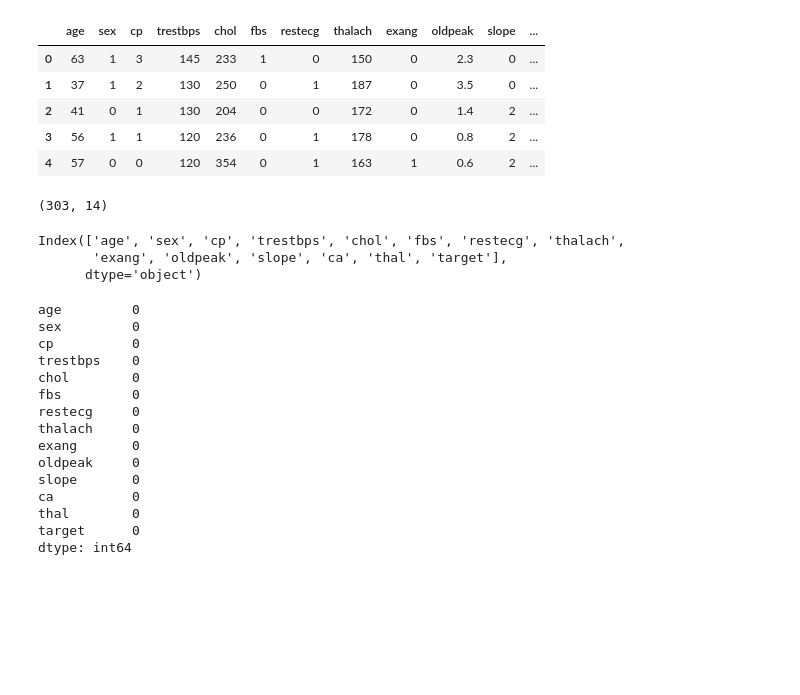
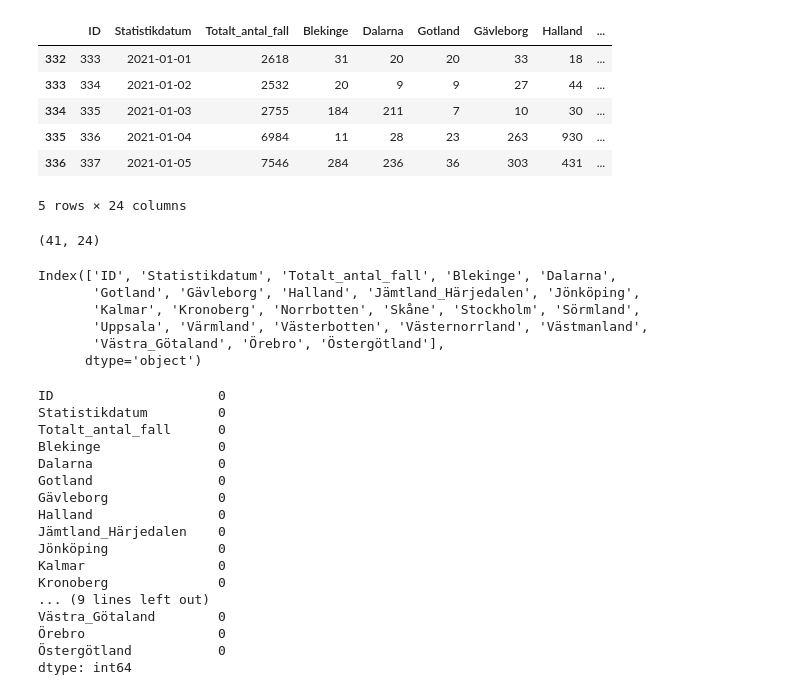
Before and after one commit to KhalidHandouleh/Projekt-Arbete, a Jupyter notebook: Corona_Fal.ipynb, the cells around one changed output. Drawn from its saved outputs; the diff is of its cells as text; code cells hidden in the pictures; blank space fills up the shorter version.

```diff
--- a/Corona_Fal.ipynb
+++ b/Corona_Fal.ipynb
@@ -9,42 +10,49 @@ from collections import OrderedDict # dict subclass that remembers the order ent
 #%matplotlib inline
 # %%
 # Importing the dataset
-df = pd.read_csv('./Folkhalsomyndigheten_Covid19.xlsx')
+df = pd.read_excel('./Folkhalsomyndigheten_Covid19.xlsx')
+df = df[(df['ID'] > 332)]
 df.head()
 # %% [output]
-|  | age | sex | cp | trestbps | chol | fbs | restecg | thalach | exang | oldpeak | slope | ... |
-| 0 | 63 | 1 | 3 | 145 | 233 | 1 | 0 | 150 | 0 | 2.3 | 0 | ... |
-| 1 | 37 | 1 | 2 | 130 | 250 | 0 | 1 | 187 | 0 | 3.5 | 0 | ... |
-| 2 | 41 | 0 | 1 | 130 | 204 | 0 | 0 | 172 | 0 | 1.4 | 2 | ... |
-| 3 | 56 | 1 | 1 | 120 | 236 | 0 | 1 | 178 | 0 | 0.8 | 2 | ... |
-| 4 | 57 | 0 | 0 | 120 | 354 | 0 | 1 | 163 | 1 | 0.6 | 2 | ... |
+|  | ID | Statistikdatum | Totalt_antal_fall | Blekinge | Dalarna | Gotland | Gävleborg | Halland | ... |
+| 332 | 333 | 2021-01-01 | 2618 | 31 | 20 | 20 | 33 | 18 | ... |
+| 333 | 334 | 2021-01-02 | 2532 | 20 | 9 | 9 | 27 | 44 | ... |
+| 334 | 335 | 2021-01-03 | 2755 | 184 | 211 | 7 | 10 | 30 | ... |
+| 335 | 336 | 2021-01-04 | 6984 | 11 | 28 | 23 | 263 | 930 | ... |
+| 336 | 337 | 2021-01-05 | 7546 | 284 | 236 | 36 | 303 | 431 | ... |
+5 rows × 24 columns
 # %%
 df.shape
 # %% [output]
-(303, 14)
+(41, 24)
 # %%
 df.columns
 # %% [output]
-Index(['age', 'sex', 'cp', 'trestbps', 'chol', 'fbs', 'restecg', 'thalach',
-       'exang', 'oldpeak', 'slope', 'ca', 'thal', 'target'],
+Index(['ID', 'Statistikdatum', 'Totalt_antal_fall', 'Blekinge', 'Dalarna',
+       'Gotland', 'Gävleborg', 'Halland', 'Jämtland_Härjedalen', 'Jönköping',
+       'Kalmar', 'Kronoberg', 'Norrbotten', 'Skåne', 'Stockholm', 'Sörmland',
+       'Uppsala', 'Värmland', 'Västerbotten', 'Västernorrland', 'Västmanland',
+       'Västra_Götaland', 'Örebro', 'Östergötland'],
       dtype='object')
 # %%
 df.isnull().sum()
 # %% [output]
-age         0
-sex         0
-cp          0
-trestbps    0
-chol        0
-fbs         0
-restecg     0
-thalach     0
-exang       0
-oldpeak     0
-slope       0
-ca          0
-thal        0
-target      0
+ID                     0
+Statistikdatum         0
+Totalt_antal_fall      0
+Blekinge               0
+Dalarna                0
+Gotland                0
+Gävleborg              0
+Halland                0
+Jämtland_Härjedalen    0
+Jönköping              0
+Kalmar                 0
+Kronoberg              0
+... (9 lines left out)
+Västra_Götaland        0
+Örebro                 0
+Östergötland           0
 dtype: int64
 # %%
 df.describe()
```
Also changed, not shown: parts of 8 cells of this notebook.
